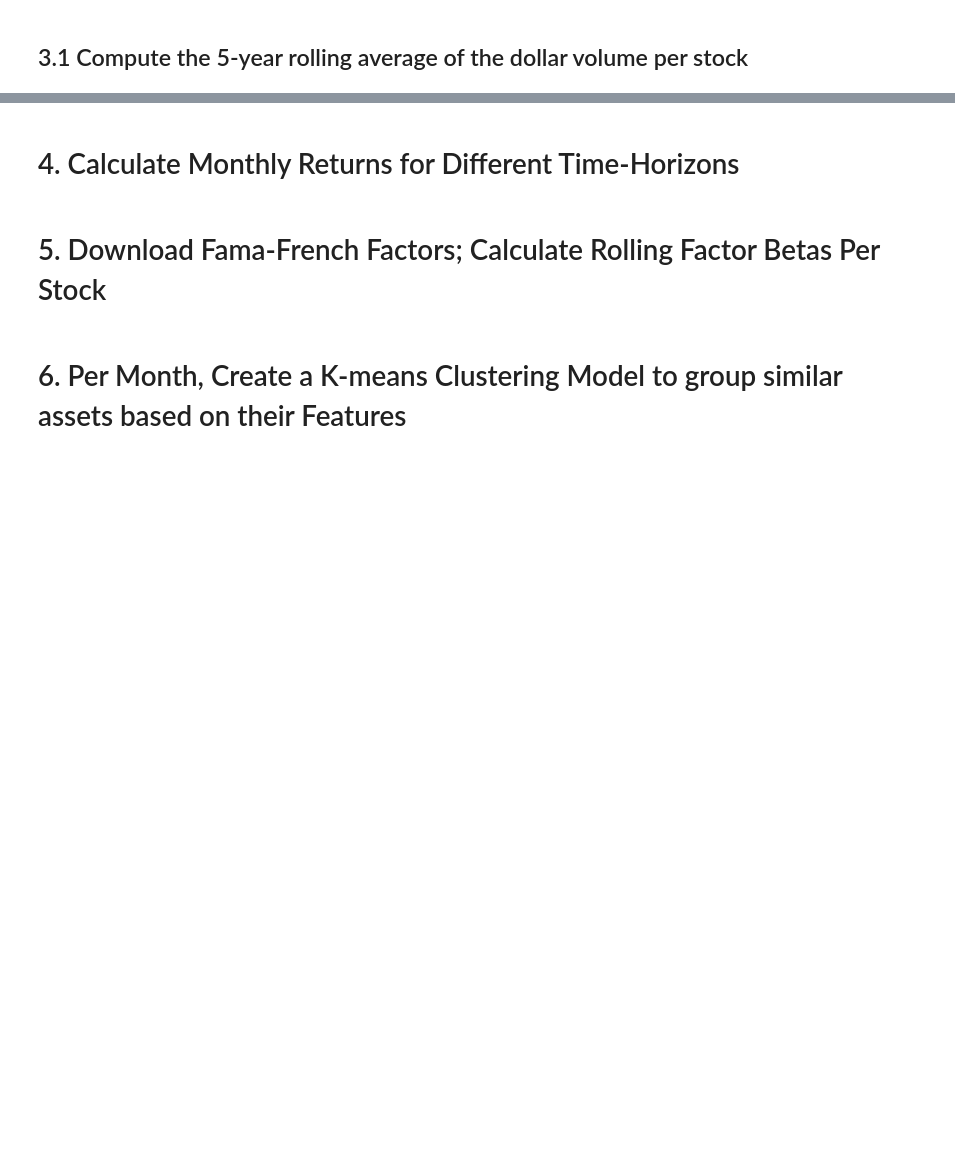
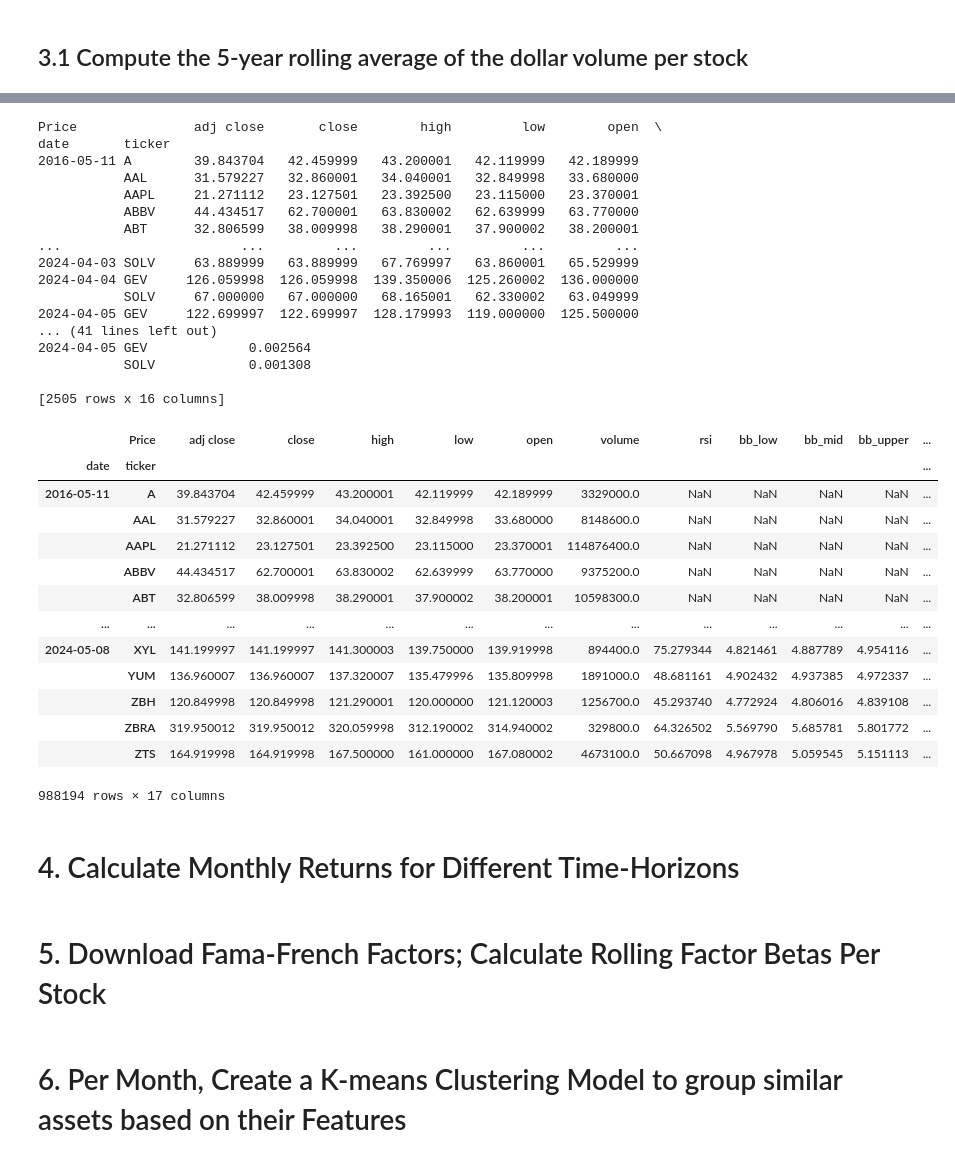
Before and after one commit to bewba/Unsupervised-Learning-Trading-Strategy, a Jupyter notebook: UnsupervisedTradingLearningStrategy.ipynb, the cells around one changed output, grey strips where cells are left out. Cells and saved outputs as stored; diff of their text form; code cells hidden in the pictures; blank space fills up the shorter version.

Commit message:
computed for rolling averages

```diff
--- a/UnsupervisedTradingLearningStrategy.ipynb
+++ b/UnsupervisedTradingLearningStrategy.ipynb
@@ -196,3 +180,45 @@ data
+# %%
+data_clone = pd.DataFrame(df)
+
+print(data_clone.groupby(level=1).head())
+
+data_clone["ma_9"] = df['close'].rolling(9).mean()
+
+data_clone["ma_9"] = df['close'].rolling(21).mean()
+
+data_clone
+# %% [output]
+Price               adj close       close        high         low        open  \
+date       ticker
+2016-05-11 A        39.843704   42.459999   43.200001   42.119999   42.189999
+           AAL      31.579227   32.860001   34.040001   32.849998   33.680000
+           AAPL     21.271112   23.127501   23.392500   23.115000   23.370001
+           ABBV     44.434517   62.700001   63.830002   62.639999   63.770000
+           ABT      32.806599   38.009998   38.290001   37.900002   38.200001
+...                       ...         ...         ...         ...         ...
+2024-04-03 SOLV     63.889999   63.889999   67.769997   63.860001   65.529999
+2024-04-04 GEV     126.059998  126.059998  139.350006  125.260002  136.000000
+           SOLV     67.000000   67.000000   68.165001   62.330002   63.049999
+2024-04-05 GEV     122.699997  122.699997  128.179993  119.000000  125.500000
+... (41 lines left out)
+2024-04-05 GEV             0.002564
+           SOLV            0.001308
+
+[2505 rows x 16 columns]
+|  | Price | adj close | close | high | low | open | volume | rsi | bb_low | bb_mid | bb_upper | ... |
+| date | ticker |  |  |  |  |  |  |  |  |  |  | ... |
+| 2016-05-11 | A | 39.843704 | 42.459999 | 43.200001 | 42.119999 | 42.189999 | 3329000.0 | NaN | NaN | NaN | NaN | ... |
+|  | AAL | 31.579227 | 32.860001 | 34.040001 | 32.849998 | 33.680000 | 8148600.0 | NaN | NaN | NaN | NaN | ... |
+|  | AAPL | 21.271112 | 23.127501 | 23.392500 | 23.115000 | 23.370001 | 114876400.0 | NaN | NaN | NaN | NaN | ... |
+|  | ABBV | 44.434517 | 62.700001 | 63.830002 | 62.639999 | 63.770000 | 9375200.0 | NaN | NaN | NaN | NaN | ... |
+|  | ABT | 32.806599 | 38.009998 | 38.290001 | 37.900002 | 38.200001 | 10598300.0 | NaN | NaN | NaN | NaN | ... |
+| ... | ... | ... | ... | ... | ... | ... | ... | ... | ... | ... | ... | ... |
+| 2024-05-08 | XYL | 141.199997 | 141.199997 | 141.300003 | 139.750000 | 139.919998 | 894400.0 | 75.279344 | 4.821461 | 4.887789 | 4.954116 | ... |
+|  | YUM | 136.960007 | 136.960007 | 137.320007 | 135.479996 | 135.809998 | 1891000.0 | 48.681161 | 4.902432 | 4.937385 | 4.972337 | ... |
+|  | ZBH | 120.849998 | 120.849998 | 121.290001 | 120.000000 | 121.120003 | 1256700.0 | 45.293740 | 4.772924 | 4.806016 | 4.839108 | ... |
+|  | ZBRA | 319.950012 | 319.950012 | 320.059998 | 312.190002 | 314.940002 | 329800.0 | 64.326502 | 5.569790 | 5.685781 | 5.801772 | ... |
+|  | ZTS | 164.919998 | 164.919998 | 167.500000 | 161.000000 | 167.080002 | 4673100.0 | 50.667098 | 4.967978 | 5.059545 | 5.151113 | ... |
+988194 rows × 17 columns
 # %% [markdown]
 # 4. Calculate Monthly Returns for Different Time-Horizons
 # %% [markdown]
```
Also changed, not shown: parts of 5 cells of this notebook.
